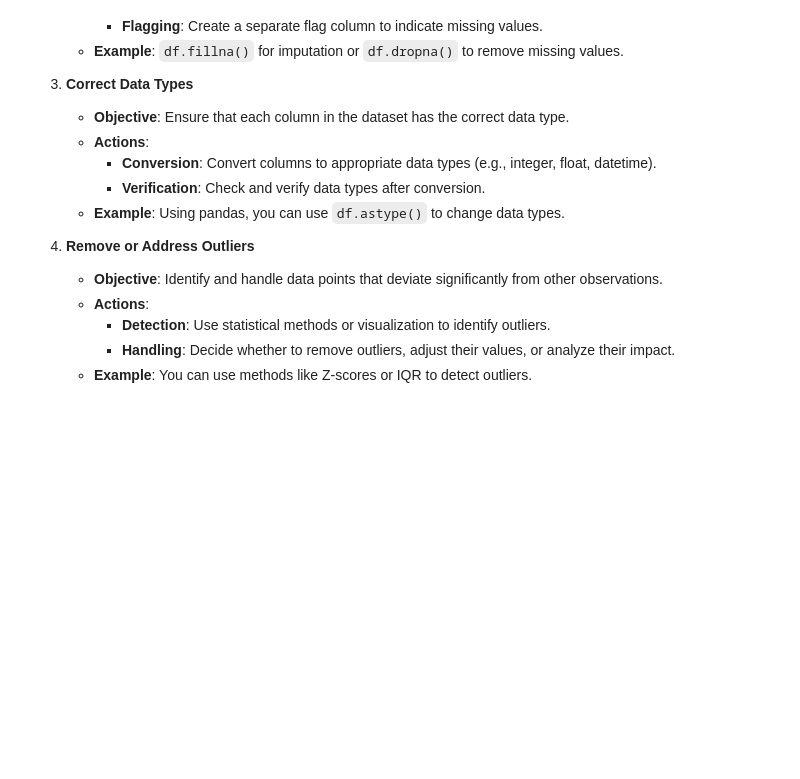
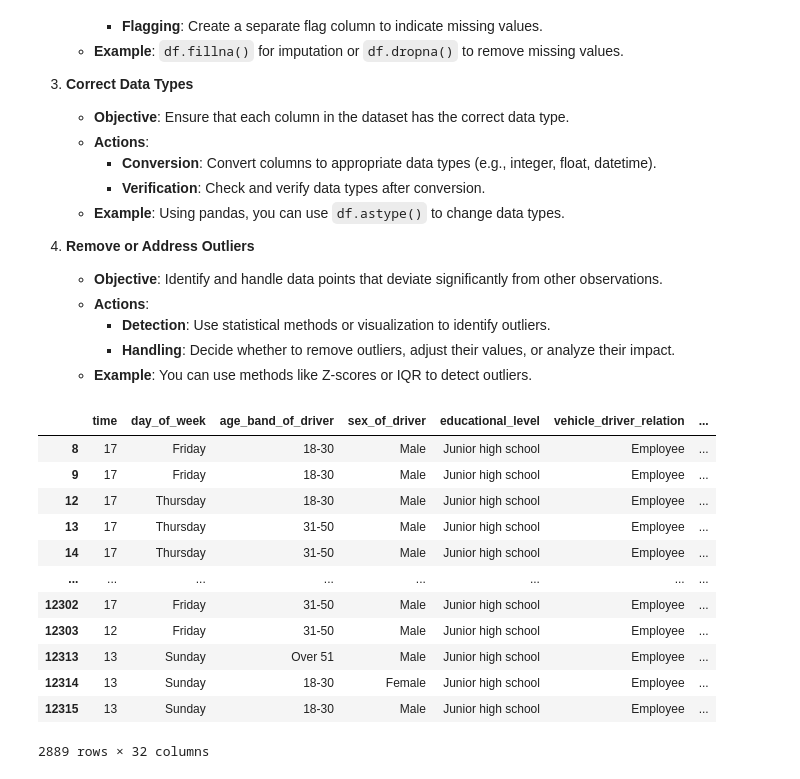
Before and after one commit to diegogerwig/TheBridge_DataScience_Proyecto_MachineLearning, a Jupyter notebook: notebooks/02_LimpiezaEDA.ipynb, the cells around one changed output. Drawn from its saved outputs; the diff is of its cells as text; code cells hidden in the pictures; blank space fills up the shorter version.

```diff
--- a/notebooks/02_LimpiezaEDA.ipynb
+++ b/notebooks/02_LimpiezaEDA.ipynb
@@ -53,3 +75,3 @@ temp_data=raw_data.dropna()
 # %%
-temp_data=temp_data.rename(columns=lambda x: x.lower())
+temp_data.columns = temp_data.columns.str.lower()
 # %%
@@ -59,5 +81,20 @@ temp_data=temp_data.drop(columns=drop_columns)
 # %%
-temp_data['time']=pd.to_datetime(temp_data['time'])
+temp_data['time'] = pd.to_datetime(temp_data['time'], format='%H:%M:%S').dt.hour
+temp_data
+# %% [output]
+|  | time | day_of_week | age_band_of_driver | sex_of_driver | educational_level | vehicle_driver_relation | ... |
+| 8 | 17 | Friday | 18-30 | Male | Junior high school | Employee | ... |
+| 9 | 17 | Friday | 18-30 | Male | Junior high school | Employee | ... |
+| 12 | 17 | Thursday | 18-30 | Male | Junior high school | Employee | ... |
+| 13 | 17 | Thursday | 31-50 | Male | Junior high school | Employee | ... |
+| 14 | 17 | Thursday | 31-50 | Male | Junior high school | Employee | ... |
+| ... | ... | ... | ... | ... | ... | ... | ... |
+| 12302 | 17 | Friday | 31-50 | Male | Junior high school | Employee | ... |
+| 12303 | 12 | Friday | 31-50 | Male | Junior high school | Employee | ... |
+| 12313 | 13 | Sunday | Over 51 | Male | Junior high school | Employee | ... |
+| 12314 | 13 | Sunday | 18-30 | Female | Junior high school | Employee | ... |
+| 12315 | 13 | Sunday | 18-30 | Male | Junior high school | Employee | ... |
+2889 rows × 32 columns
 # %%
 column_encoder = 'accident_severity'
 label_encoder = LabelEncoder()
```
Also changed, not shown: parts of 16 cells of this notebook, 2 other files.
